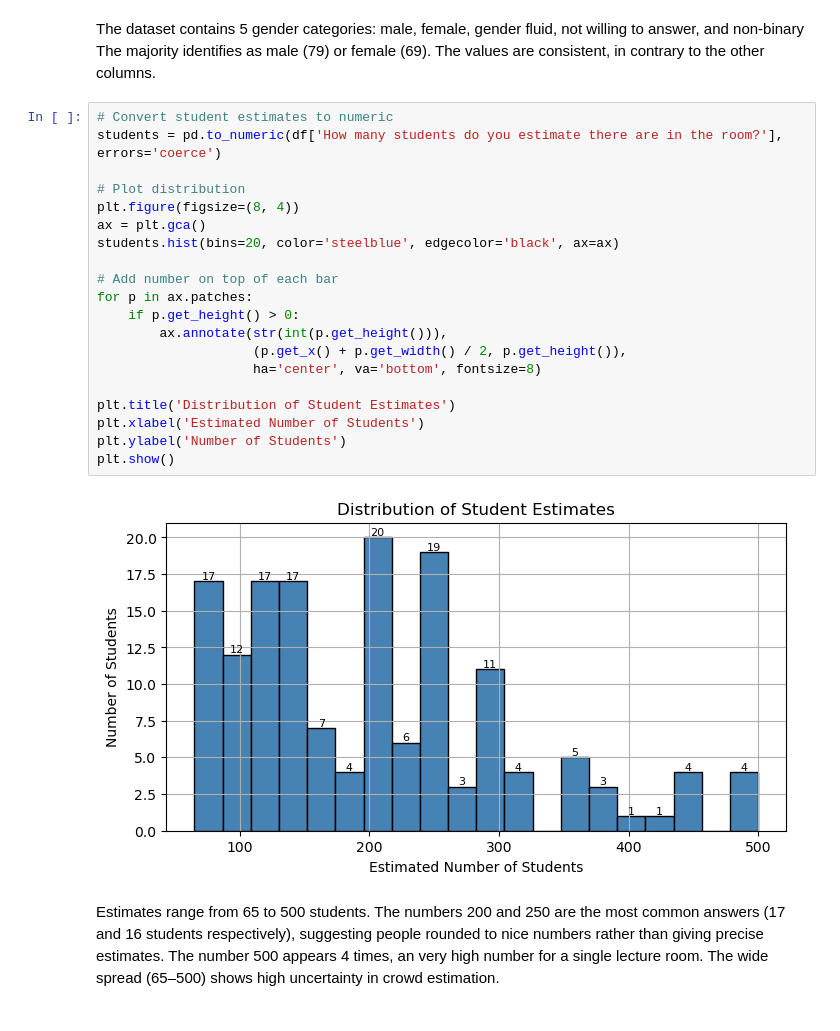
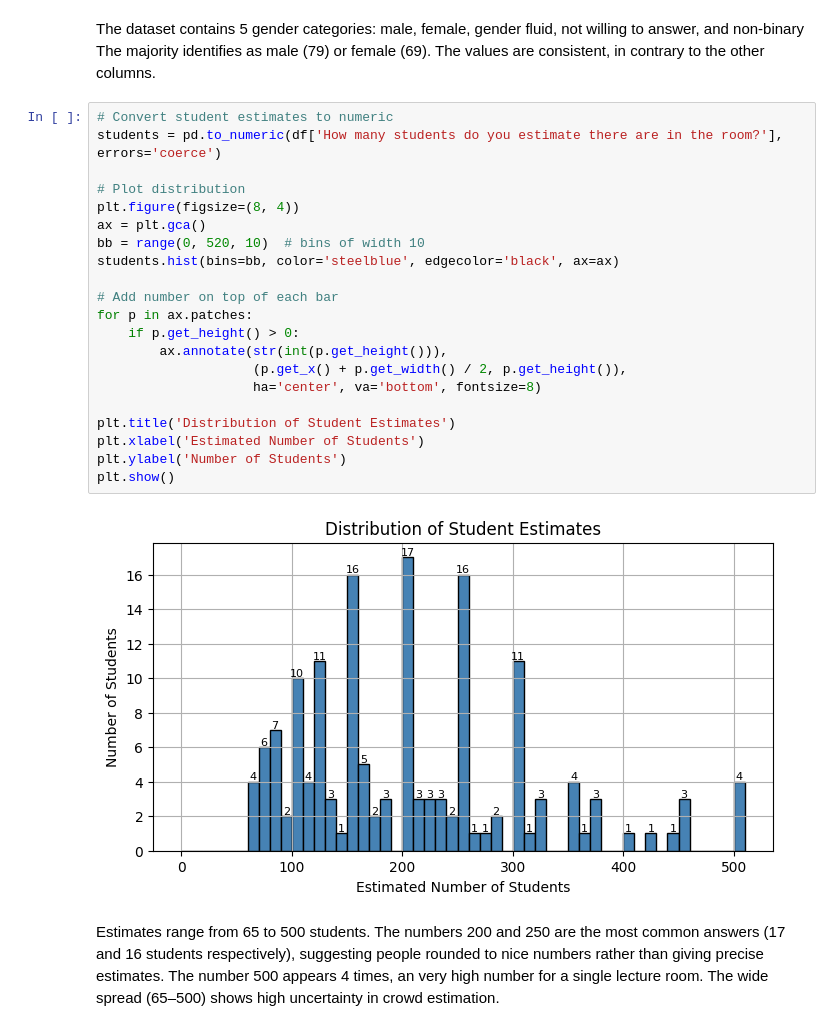
Before and after one commit to SaiTejasC/Data-Mining-Techniques, a Jupyter notebook: Assignment-1/assignment1.ipynb, the cells around one changed output. Saved outputs shown, nothing was run; the diff lists cells and outputs as text.

```diff
--- a/Assignment-1/assignment1.ipynb
+++ b/Assignment-1/assignment1.ipynb
@@ -228,25 +249,26 @@ The values are consistent, in contrary to the other columns.
 # %%
 # Convert student estimates to numeric
 students = pd.to_numeric(df['How many students do you estimate there are in the room?'], errors='coerce')
 
 # Plot distribution
 plt.figure(figsize=(8, 4))
 ax = plt.gca()
-students.hist(bins=20, color='steelblue', edgecolor='black', ax=ax)
+bb = range(0, 520, 10)  # bins of width 10
+students.hist(bins=bb, color='steelblue', edgecolor='black', ax=ax)
 
 # Add number on top of each bar
 for p in ax.patches:
     if p.get_height() > 0:
         ax.annotate(str(int(p.get_height())),
                     (p.get_x() + p.get_width() / 2, p.get_height()),
                     ha='center', va='bottom', fontsize=8)
 
 plt.title('Distribution of Student Estimates')
 plt.xlabel('Estimated Number of Students')
 plt.ylabel('Number of Students')
 plt.show()
 # %% [output]
-[figure, old version]
+[figure, new version]
 # %% [markdown]
 Estimates range from 65 to 500 students.
 The numbers 200 and 250 are the most common answers (17 and 16 students respectively), suggesting people rounded to nice numbers rather than giving precise estimates.
```
Also changed, not shown: parts of 8 cells of this notebook, 9 other files.
